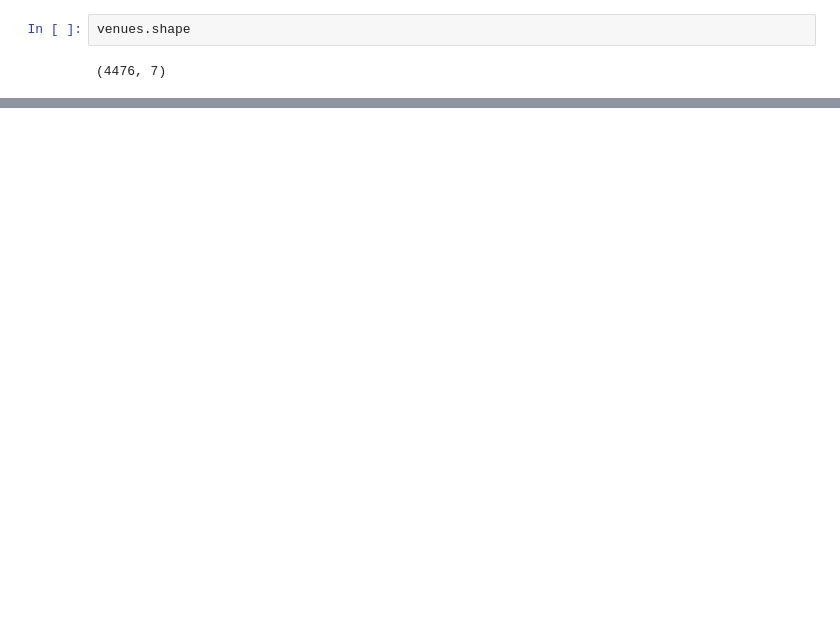
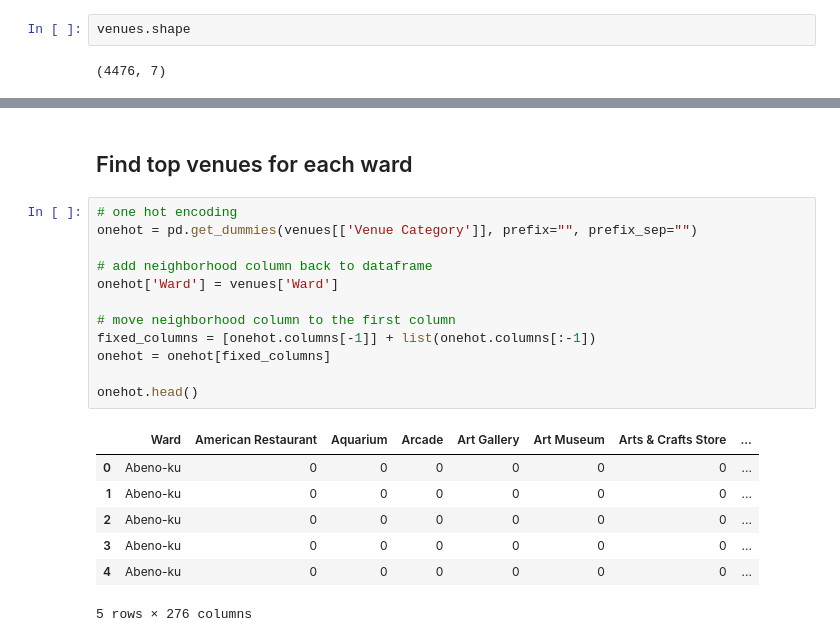
Before and after one commit to dsychin/Coursera_Capstone, a Jupyter notebook: Tokyo_vs_Osaka.ipynb, the cells around one changed output, grey strips where cells are left out. Cells and saved outputs as stored; diff of their text form; blank space fills up the shorter version.

```diff
--- a/Tokyo_vs_Osaka.ipynb
+++ b/Tokyo_vs_Osaka.ipynb
@@ -339,0 +324,22 @@ venues.shape
+# %% [markdown]
+## Find top venues for each ward
+# %%
+# one hot encoding
+onehot = pd.get_dummies(venues[['Venue Category']], prefix="", prefix_sep="")
+
+# add neighborhood column back to dataframe
+onehot['Ward'] = venues['Ward']
+
+# move neighborhood column to the first column
+fixed_columns = [onehot.columns[-1]] + list(onehot.columns[:-1])
+onehot = onehot[fixed_columns]
+
+onehot.head()
+# %% [output]
+|  | Ward | American Restaurant | Aquarium | Arcade | Art Gallery | Art Museum | Arts & Crafts Store | ... |
+| 0 | Abeno-ku | 0 | 0 | 0 | 0 | 0 | 0 | ... |
+| 1 | Abeno-ku | 0 | 0 | 0 | 0 | 0 | 0 | ... |
+| 2 | Abeno-ku | 0 | 0 | 0 | 0 | 0 | 0 | ... |
+| 3 | Abeno-ku | 0 | 0 | 0 | 0 | 0 | 0 | ... |
+| 4 | Abeno-ku | 0 | 0 | 0 | 0 | 0 | 0 | ... |
+5 rows × 276 columns
```
Also changed, not shown: parts of 5 cells of this notebook.
